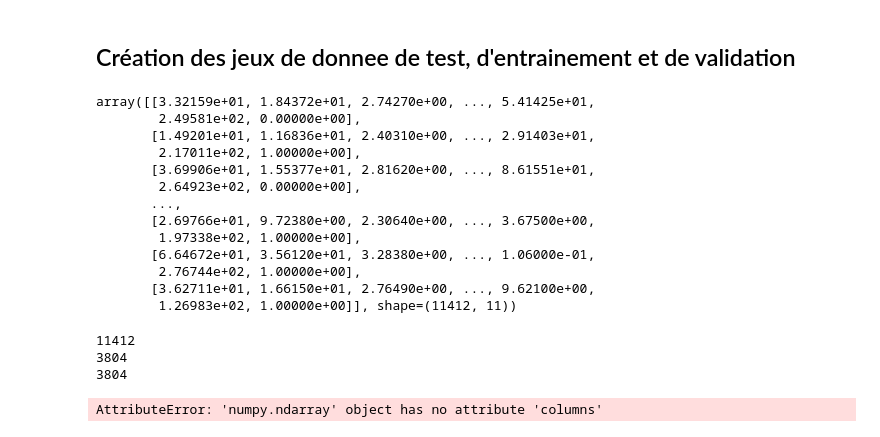
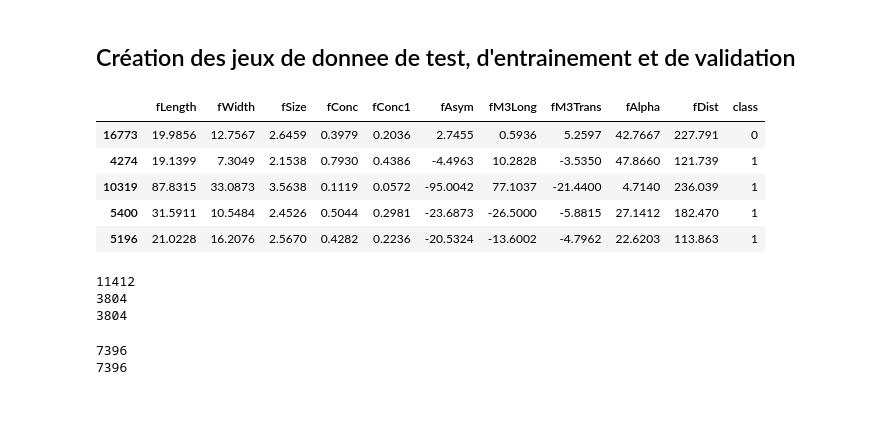
Before and after one commit to feefaf/Machine-Learning-course, a Jupyter notebook: TheMagicDataSet.ipynb, the cells around one changed output. Drawn from its saved outputs; the diff is of its cells as text; code cells hidden in the pictures; blank space fills up the shorter version.

Commit message:
ready for the training of data models / pret a l'entrainement des modèles

```diff
--- a/TheMagicDataSet.ipynb
+++ b/TheMagicDataSet.ipynb
@@ -48,23 +49,18 @@ for label in names[:-1]:
 ## Création des jeux de donnee de test, d'entrainement et de validation
 # %%
 #df sample permet de mélanger le dataset
-train, valid, test = np.split(df.sample(frac=1), [int(0.6*len(df)), int(0.8*len(df))])
+#train, valid, test = np.split(df.sample(frac=1), [int(0.6*len(df)), int(0.8*len(df))]) #obsolète
+train, temp = train_test_split(df, test_size=0.4, random_state=42) # on prend 60/40
+valid, test = train_test_split(temp, test_size=0.5, random_state=42) #on coup les 40 en 2 pour avoir 20% et 20%
-# %%
-train
-# %% [output]
-array([[3.32159e+01, 1.84372e+01, 2.74270e+00, ..., 5.41425e+01,
-        2.49581e+02, 0.00000e+00],
-       [1.49201e+01, 1.16836e+01, 2.40310e+00, ..., 2.91403e+01,
-        2.17011e+02, 1.00000e+00],
-       [3.69906e+01, 1.55377e+01, 2.81620e+00, ..., 8.61551e+01,
-        2.64923e+02, 0.00000e+00],
-       ...,
-       [2.69766e+01, 9.72380e+00, 2.30640e+00, ..., 3.67500e+00,
-        1.97338e+02, 1.00000e+00],
-       [6.64672e+01, 3.56120e+01, 3.28380e+00, ..., 1.06000e-01,
-        2.76744e+02, 1.00000e+00],
-       [3.62711e+01, 1.66150e+01, 2.76490e+00, ..., 9.62100e+00,
-        1.26983e+02, 1.00000e+00]], shape=(11412, 11))
+# %%
+train.head()
+# %% [output]
+|  | fLength | fWidth | fSize | fConc | fConc1 | fAsym | fM3Long | fM3Trans | fAlpha | fDist | class |
+| 16773 | 19.9856 | 12.7567 | 2.6459 | 0.3979 | 0.2036 | 2.7455 | 0.5936 | 5.2597 | 42.7667 | 227.791 | 0 |
+| 4274 | 19.1399 | 7.3049 | 2.1538 | 0.7930 | 0.4386 | -4.4963 | 10.2828 | -3.5350 | 47.8660 | 121.739 | 1 |
+| 10319 | 87.8315 | 33.0873 | 3.5638 | 0.1119 | 0.0572 | -95.0042 | 77.1037 | -21.4400 | 4.7140 | 236.039 | 1 |
+| 5400 | 31.5911 | 10.5484 | 2.4526 | 0.5044 | 0.2981 | -23.6873 | -26.5000 | -5.8815 | 27.1412 | 182.470 | 1 |
+| 5196 | 21.0228 | 16.2076 | 2.5670 | 0.4282 | 0.2236 | -20.5324 | -13.6002 | -4.7962 | 22.6203 | 113.863 | 1 |
 # %%
 print(len(train))
 print(len(valid))
@@ -93,5 +89,12 @@ def scale_dataset(dataframe, oversample = False):
     return data, X, y
 # %%
 train, X_train, y_train = scale_dataset(train, oversample=True)
+valid, X_valid, y_valid = scale_dataset(valid, oversample=False)
+test, X_test, y_test = scale_dataset(test, oversample=False)
-# %% [output]
-AttributeError: 'numpy.ndarray' object has no attribute 'columns'
+# %%
+#On vérifie que l'on a autant d'individu pour les 2 catégories
+print(sum(y_train == 1))
+print(sum(y_train == 0))
+# %% [output]
+7396
+7396
```
Also changed, not shown: parts of 2 cells of this notebook.
